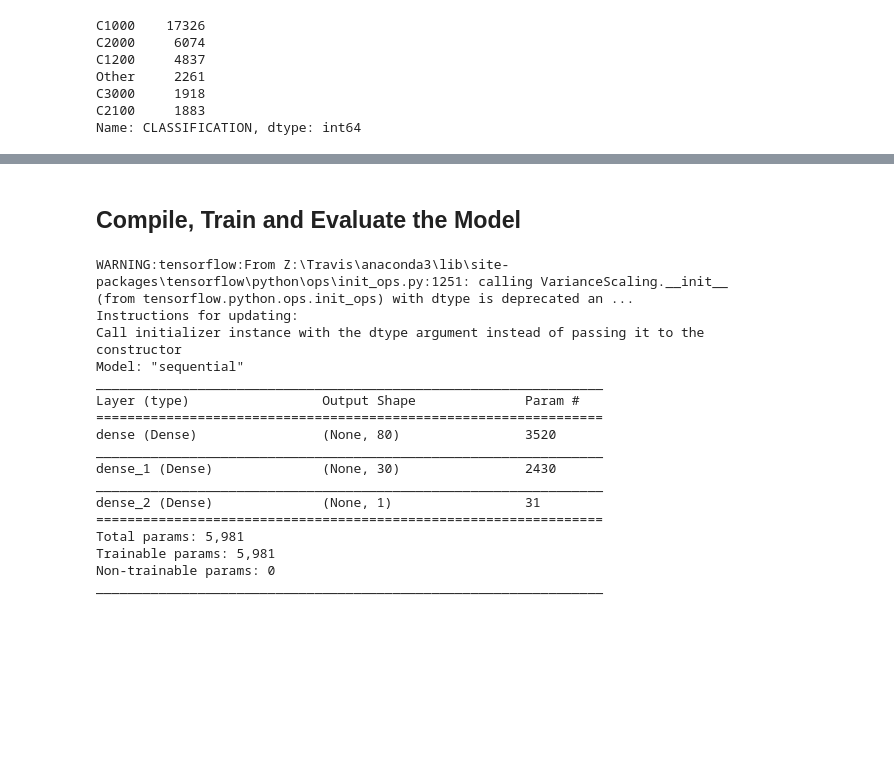
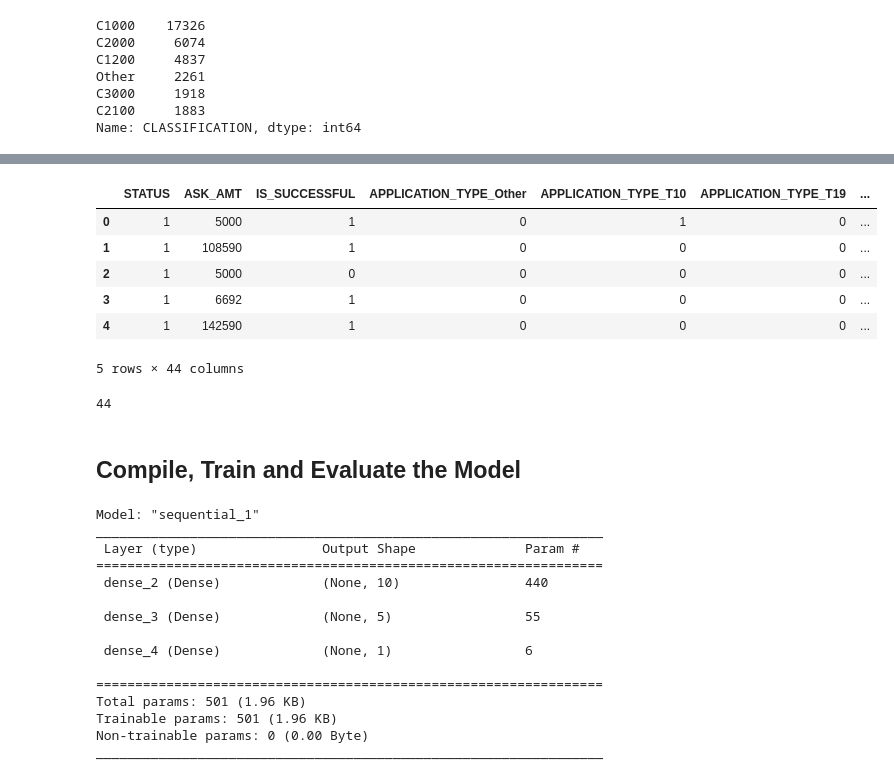
Before and after one commit to anthonybpino/deep-learning-challenge, a Jupyter notebook: deep_learning.ipynb, the cells around one changed output, grey strips where cells are left out. Drawn from its saved outputs; the diff is of its cells as text; code cells hidden in the pictures; blank space fills up the shorter version.

```diff
--- a/deep_learning.ipynb
+++ b/deep_learning.ipynb
@@ -46,4 +46,4 @@ IS_SUCCESSFUL                2
 dtype: int64
 # %%
 # Look at APPLICATION_TYPE value counts for binning
-dropped_df["APPLICATION_TYPE"].value_counts()
+app_types = dropped_df["APPLICATION_TYPE"].value_counts()
@@ -69,14 +50,14 @@ Name: APPLICATION_TYPE, dtype: int64
 # %%
 # Choose a cutoff value and create a list of application types to be replaced
 # use the variable name `application_types_to_replace`
-#  YOUR CODE GOES HERE
+application_types_to_replace = list(app_types[app_types < 500].index)
 
 # Replace in dataframe
 for app in application_types_to_replace:
-    application_df['APPLICATION_TYPE'] = application_df['APPLICATION_TYPE'].replace(app,"Other")
+    dropped_df['APPLICATION_TYPE'] = dropped_df['APPLICATION_TYPE'].replace(app,"Other")
 
 # Check to make sure binning was successful
-application_df['APPLICATION_TYPE'].value_counts()
+dropped_df['APPLICATION_TYPE'].value_counts()
 # %% [output]
 T3       27037
 T4        1542
@@ -90,7 +71,8 @@ Other      276
 Name: APPLICATION_TYPE, dtype: int64
 # %%
 # Look at CLASSIFICATION value counts for binning
-#  YOUR CODE GOES HERE
+class_types = dropped_df["CLASSIFICATION"].value_counts()
+class_types
 # %% [output]
 C1000    17326
 C2000     6074
@@ -128,14 +110,14 @@ Name: CLASSIFICATION, dtype: int64
 # %%
 # Choose a cutoff value and create a list of classifications to be replaced
 # use the variable name `classifications_to_replace`
-#  YOUR CODE GOES HERE
+classifications_to_replace = list(class_types[class_types < 1800].index)
 
 # Replace in dataframe
 for cls in classifications_to_replace:
-    application_df['CLASSIFICATION'] = application_df['CLASSIFICATION'].replace(cls,"Other")
+    dropped_df['CLASSIFICATION'] = dropped_df['CLASSIFICATION'].replace(cls,"Other")
 
 # Check to make sure binning was successful
-application_df['CLASSIFICATION'].value_counts()
+dropped_df['CLASSIFICATION'].value_counts()
 # %% [output]
 C1000    17326
 C2000     6074
@@ -147,5 +138,18 @@ Name: CLASSIFICATION, dtype: int64
 # %%
 # Convert categorical data to numeric with `pd.get_dummies`
-#  YOUR CODE GOES HERE
+dummy_df = pd.get_dummies(dropped_df)
+dummy_df.head()
+# %% [output]
+|  | STATUS | ASK_AMT | IS_SUCCESSFUL | APPLICATION_TYPE_Other | APPLICATION_TYPE_T10 | APPLICATION_TYPE_T19 | ... |
+| 0 | 1 | 5000 | 1 | 0 | 1 | 0 | ... |
+| 1 | 1 | 108590 | 1 | 0 | 0 | 0 | ... |
+| 2 | 1 | 5000 | 0 | 0 | 0 | 0 | ... |
+| 3 | 1 | 6692 | 1 | 0 | 0 | 0 | ... |
+| 4 | 1 | 142590 | 1 | 0 | 0 | 0 | ... |
+5 rows × 44 columns
+# %%
+len(dummy_df.columns)
+# %% [output]
+44
 # %%
 # Split our preprocessed data into our features and target arrays
@@ -167,36 +172,36 @@ X_test_scaled = X_scaler.transform(X_test)
 ## Compile, Train and Evaluate the Model
 # %%
 # Define the model - deep neural net, i.e., the number of input features and hidden nodes for each layer.
-#  YOUR CODE GOES HERE
+num_features = len(X_train_scaled[0])
+layer1 = 10
+layer2 = 5
 
 nn = tf.keras.models.Sequential()
 
 # First hidden layer
-#  YOUR CODE GOES HERE
+nn.add(tf.keras.layers.Dense(units=layer1, activation="relu", input_dim=num_features))
 
 # Second hidden layer
-#  YOUR CODE GOES HERE
+nn.add(tf.keras.layers.Dense(units=layer2, activation="relu"))
 
 # Output layer
-#  YOUR CODE GOES HERE
+nn.add(tf.keras.layers.Dense(units=1, activation="sigmoid"))
 
 # Check the structure of the model
 nn.summary()
 # %% [output]
-WARNING:tensorflow:From Z:\Travis\anaconda3\lib\site-packages\tensorflow\python\ops\init_ops.py:1251: calling VarianceScaling.__init__ (from tensorflow.python.ops.init_ops) with dtype is deprecated an ...
-Instructions for updating:
-Call initializer instance with the dtype argument instead of passing it to the constructor
-Model: "sequential"
+Model: "sequential_1"
 _________________________________________________________________
-Layer (type)                 Output Shape              Param #
+ Layer (type)                Output Shape              Param #
 =================================================================
-dense (Dense)                (None, 80)                3520
+ dense_2 (Dense)             (None, 10)                440
+
+ dense_3 (Dense)             (None, 5)                 55
+
+ dense_4 (Dense)             (None, 1)                 6
+
+=================================================================
+Total params: 501 (1.96 KB)
+Trainable params: 501 (1.96 KB)
+Non-trainable params: 0 (0.00 Byte)
 _________________________________________________________________
-dense_1 (Dense)              (None, 30)                2430
-_________________________________________________________________
-dense_2 (Dense)              (None, 1)                 31
-=================================================================
-Total params: 5,981
-Trainable params: 5,981
-Non-trainable params: 0
-_________________________________________________________________
```
Also changed, not shown: parts of 12 cells of this notebook.
